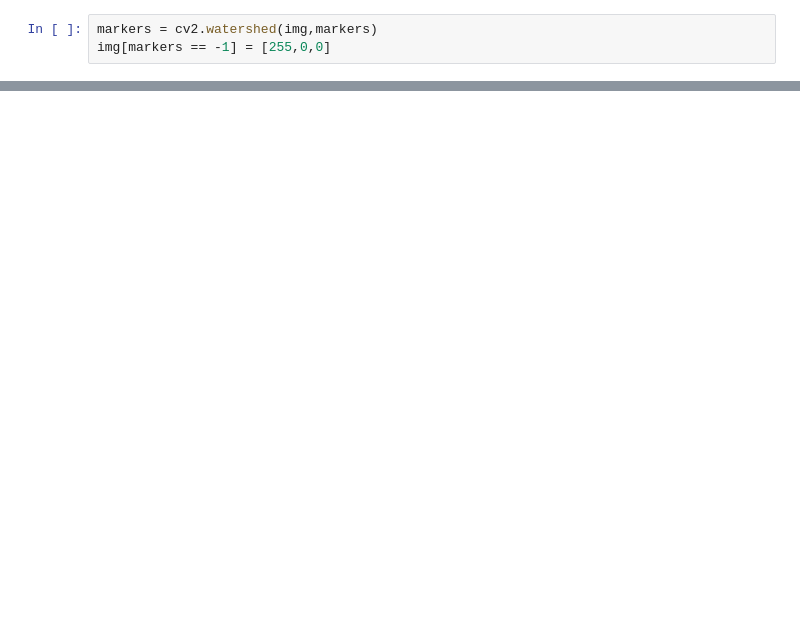
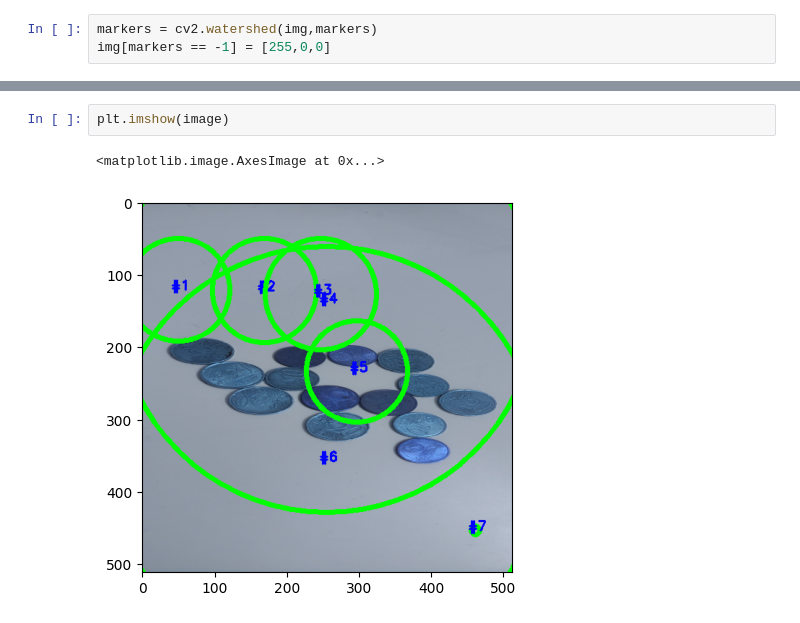
Before and after one commit to Ragnarock-16/CoinCounter, a Jupyter notebook: CoinCounter/notebook.ipynb, the cells around one changed output, grey strips where cells are left out. Drawn from its saved outputs; the diff is of its cells as text; blank space fills up the shorter version.

```diff
--- a/CoinCounter/notebook.ipynb
+++ b/CoinCounter/notebook.ipynb
@@ -277,0 +336,5 @@ plt.show()
+# %%
+plt.imshow(image)
+# %% [output]
+<matplotlib.image.AxesImage at 0x...>
+[figure, added]
```
Also changed, not shown: parts of 27 cells of this notebook, 1 other file.
